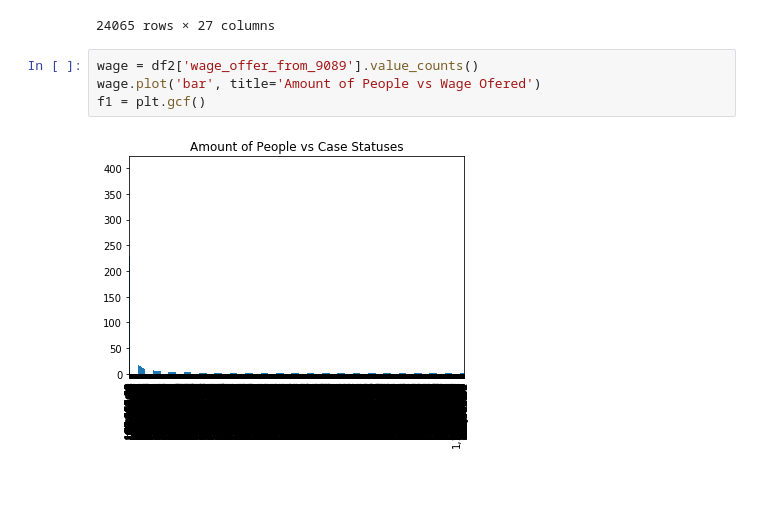
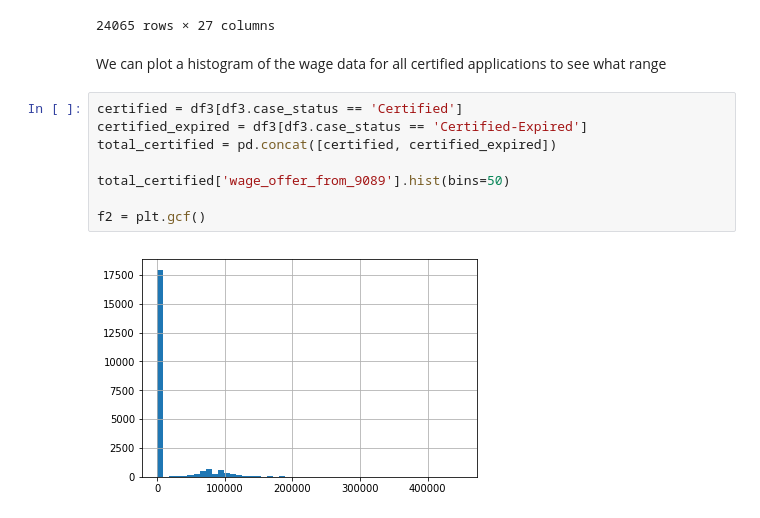
Before and after one commit to fall4knight/US-visa-application, a Jupyter notebook: Wilson_US_Visa.ipynb, the cells around one changed output. Saved outputs shown, nothing was run; the diff lists cells and outputs as text; blank space fills up the shorter version.

Commit message:
Finish cleaning and visualization. p-val is 0

```diff
--- a/Wilson_US_Visa.ipynb
+++ b/Wilson_US_Visa.ipynb
@@ -229,9 +231,15 @@ df3
 | 18004 | PERM | A-11316-17925 | NaN | Certified | H-1B | NaN | ... |
 | 19074 | PERM | A-11340-22379 | NaN | Certified | H-1B | NaN | ... |
 24065 rows × 27 columns
-# %%
-wage = df2['wage_offer_from_9089'].value_counts()
-wage.plot('bar', title='Amount of People vs Wage Ofered')
-f1 = plt.gcf()
-# %% [output]
-[figure, removed]
+# %% [markdown]
+We can plot a histogram of the wage data for all certified applications to see what range
+# %%
+certified = df3[df3.case_status == 'Certified']
+certified_expired = df3[df3.case_status == 'Certified-Expired']
+total_certified = pd.concat([certified, certified_expired])
+
+total_certified['wage_offer_from_9089'].hist(bins=50)
+
+f2 = plt.gcf()
+# %% [output]
+[figure, added]
```
Also changed, not shown: parts of 5 cells of this notebook.
